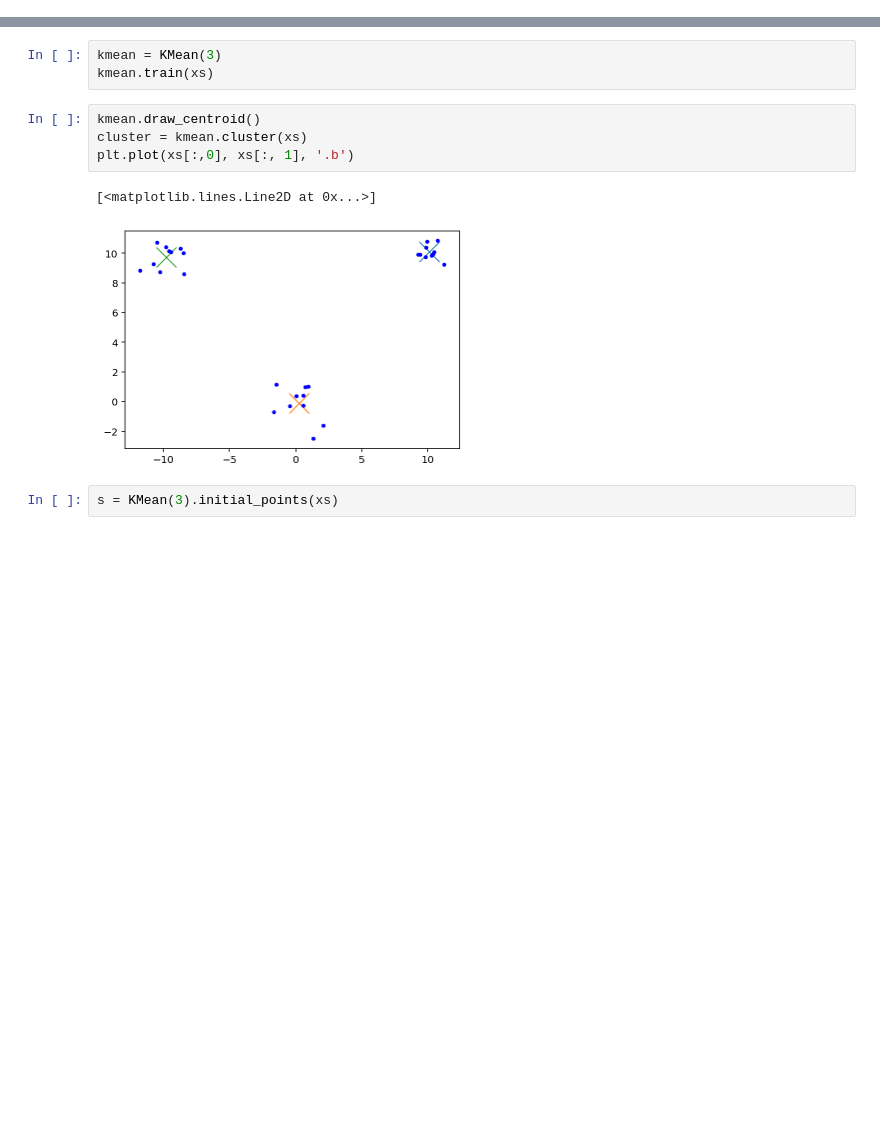
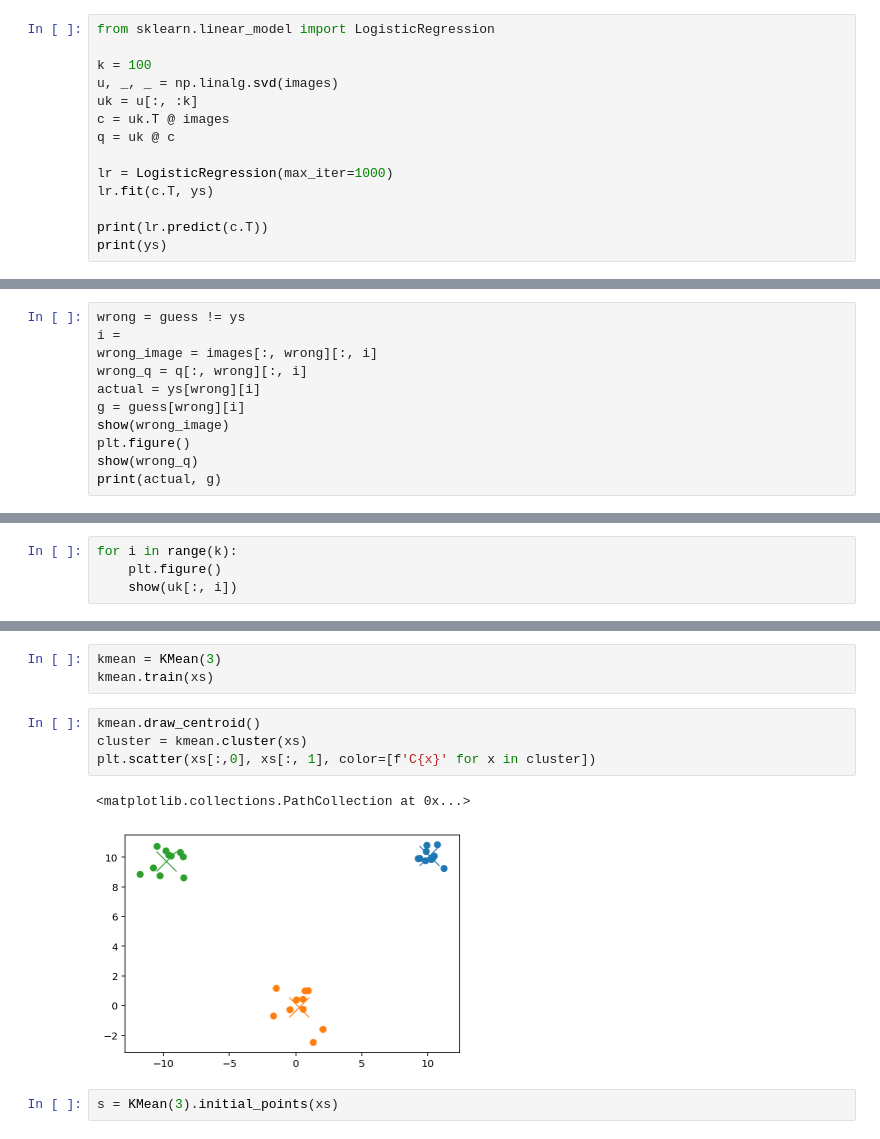
Before and after one commit to muic-pattern-rekt-2018/Exercise7, a Jupyter notebook: Low Rank Approximation and Clustering Problem.ipynb, the cells around one changed output, grey strips where cells are left out. Cells and saved outputs as stored; diff of their text form; blank space fills up the shorter version.

```diff
--- a/Low Rank Approximation and Clustering Problem.ipynb
+++ b/Low Rank Approximation and Clustering Problem.ipynb
@@ -86,0 +193,14 @@ show(images[:,4610])
+# %%
+from sklearn.linear_model import LogisticRegression
+
+k = 100
+u, _, _ = np.linalg.svd(images)
+uk = u[:, :k]
+c = uk.T @ images
+q = uk @ c
+
+lr = LogisticRegression(max_iter=1000)
+lr.fit(c.T, ys)
+
+print(lr.predict(c.T))
+print(ys)
@@ -86,0 +222,11 @@ show(images[:,4610])
+# %%
+wrong = guess != ys
+i =
+wrong_image = images[:, wrong][:, i]
+wrong_q = q[:, wrong][:, i]
+actual = ys[wrong][i]
+g = guess[wrong][i]
+show(wrong_image)
+plt.figure()
+show(wrong_q)
+print(actual, g)
@@ -86,0 +237,4 @@ show(images[:,4610])
+# %%
+for i in range(k):
+    plt.figure()
+    show(uk[:, i])
@@ -175,10 +351,10 @@ kmean.train(xs)
 # %%
 kmean.draw_centroid()
 cluster = kmean.cluster(xs)
-plt.plot(xs[:,0], xs[:, 1], '.b')
+plt.scatter(xs[:,0], xs[:, 1], color=[f'C{x}' for x in cluster])
 # %% [output]
-[<matplotlib.lines.Line2D at 0x...>]
+<matplotlib.collections.PathCollection at 0x...>
-[figure, old version]
+[figure, new version]
 # %%
 s = KMean(3).initial_points(xs)
 # %%
```
Also changed, not shown: parts of 23 cells of this notebook.
